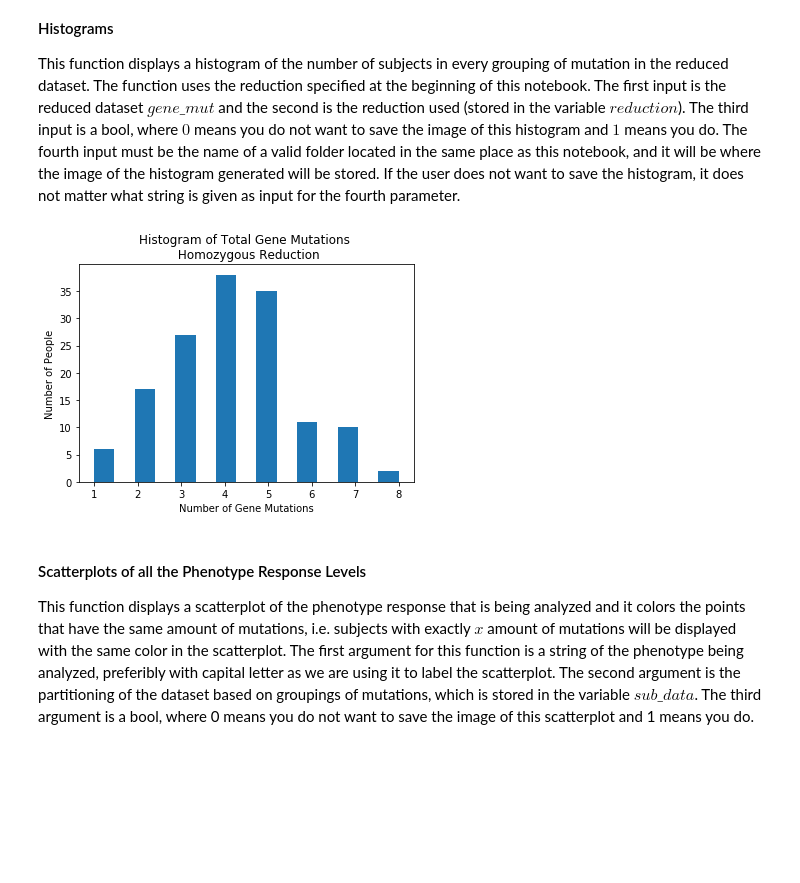
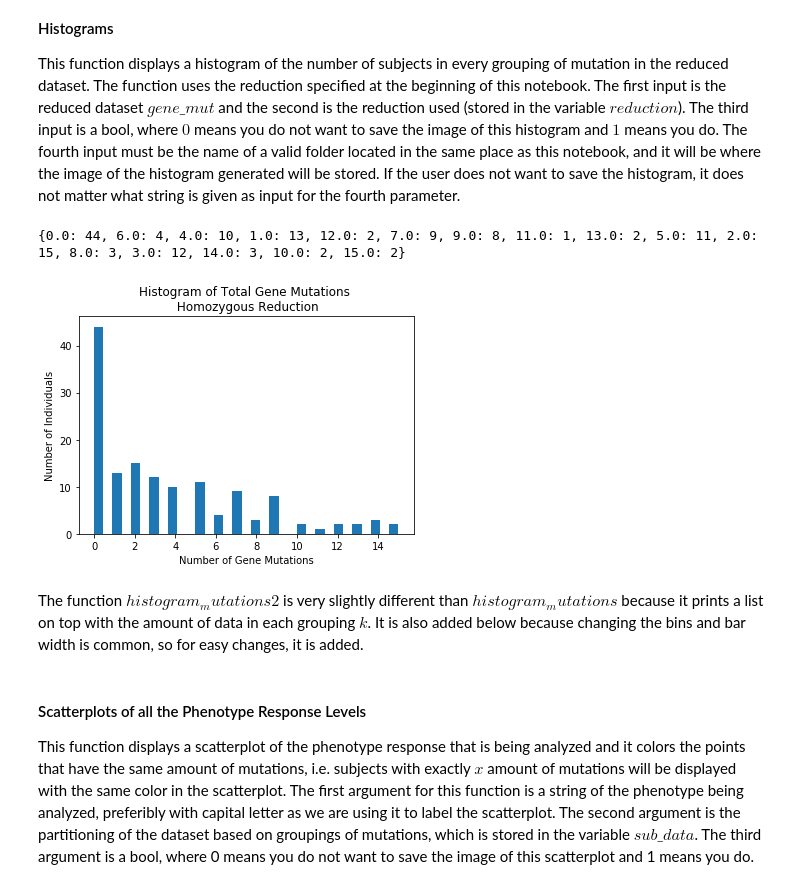
Before and after one commit to asvnpr/Spectral-Analysis, a Jupyter notebook: Spectral Analysis.ipynb, the cells around one changed output. Saved outputs shown, nothing was run; the diff lists cells and outputs as text; code cells hidden in the pictures; blank space fills up the shorter version.

```diff
--- a/Spectral Analysis.ipynb
+++ b/Spectral Analysis.ipynb
@@ -20,7 +20,7 @@ from utils import *
 ## User Prompts
 # %%
 # specify valid file path
-file_path = "../Data for Fourier/Females-logbwd70.csv"
+file_path = "Females-bwd70.csv"
 
 # options: "Heterozygous", "Homozygous", "Mutation Presence"
 # must be written exactly as the options above (first letters upper case)
@@ -28,7 +28,7 @@ reduction = "Homozygous"
 
 # specify the phenotype response that is being analyzed
 # preferably with capital letter, e.g. "Hemoglobin"
-data_phenotype = "logbwd70"
+data_phenotype = "Log of Body Weight at Day 70"
 # %% [markdown]
 ## Upload of Dataset and Reduction of the Dataset
 Give a valid file path for the dataset you want to analyse, the file must be .csv. Choose the type of reduction for the dataset, options for the reduction are heterozygous, homozygous, and mutation presence. For the heterozygous reduction, we record a mutation as present if a subject has only one copy of said mutation. The homozygous reduction, we record a mutation as present if a subject has both copies of said mutation. And for the mutation presence reduction, a mutation is recorded if a subject has at least one copy of said mutation. In esence, the heterozygous is an "xor" reduction, the homozygous is an "and" reduction, the mutation presence reduction is an "or" reduction. We will refere to these reductions as "xor", "and" and "or" reductons respectively.
@@ -160,10 +187,13 @@ This function displays a histogram of the number of subjects in every grouping o
 # %%
 # do you wish to save the histogram?
 # if yes write 1 and a valid file name, else write 0
 save = 0
-file = "Histograms"
+file = "Plots"
 
 # function call, arguments already inserted
-histogram_mutations(gene_mut, reduction, save, file)
+histogram_mutations2(gene_mut, reduction, save, file)
 # %% [output]
+{0.0: 44, 6.0: 4, 4.0: 10, 1.0: 13, 12.0: 2, 7.0: 9, 9.0: 8, 11.0: 1, 13.0: 2, 5.0: 11, 2.0: 15, 8.0: 3, 3.0: 12, 14.0: 3, 10.0: 2, 15.0: 2}
-[figure, old version]
+[figure, new version]
+# %% [markdown]
+The function $histogram_mutations2$ is very slightly different than $histogram_mutations$ because it prints a list on top with the amount of data in each grouping $k$. It is also added below because changing the bins and bar width is common, so for easy changes, it is added.
```
Also changed, not shown: parts of 37 cells of this notebook, 1 other file.
